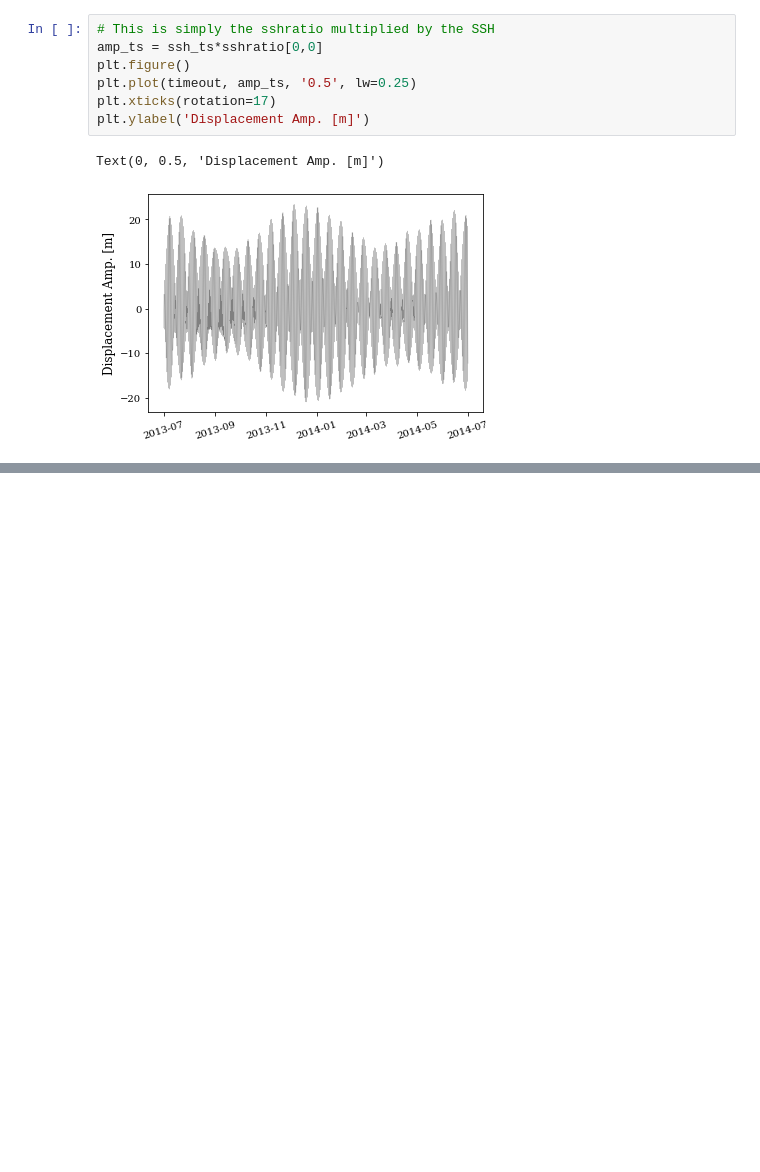
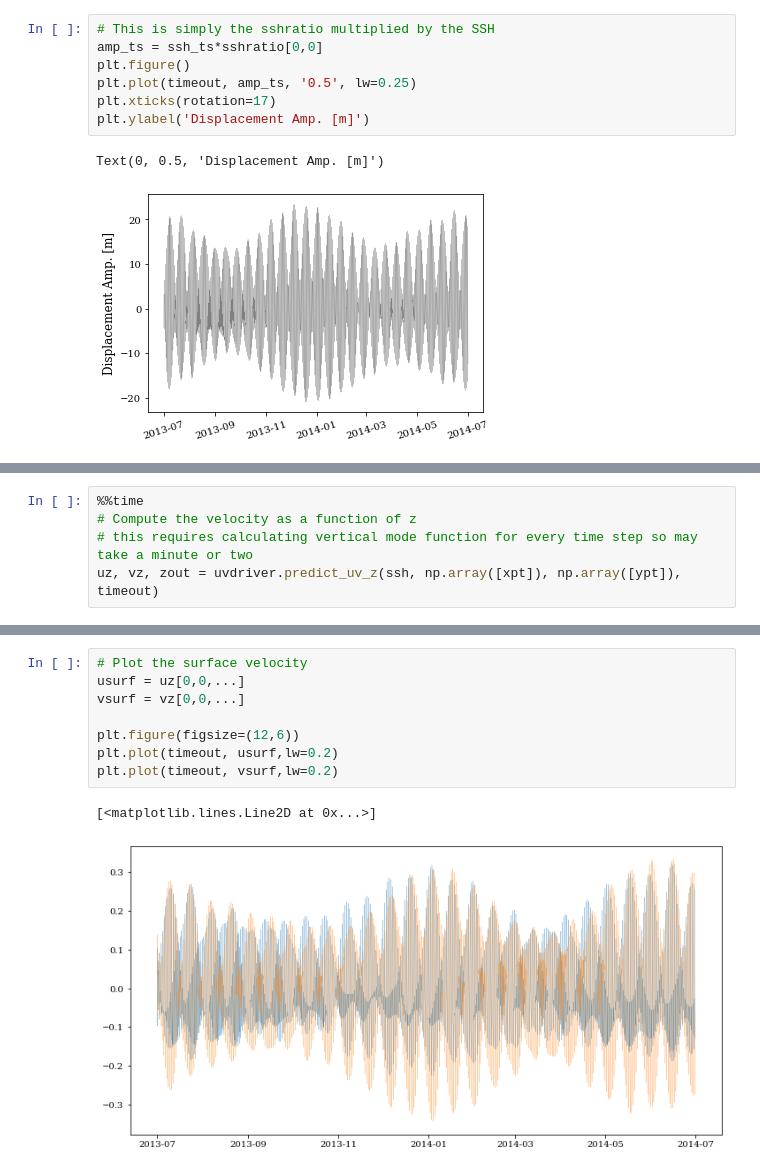
Before and after one commit to mrayson/iwatlas, a Jupyter notebook: sandpit/tutorial_iwatlas_basics.ipynb, the cells around one changed output, grey strips where cells are left out. Saved outputs shown, nothing was run; the diff lists cells and outputs as text; blank space fills up the shorter version.

```diff
--- a/sandpit/tutorial_iwatlas_basics.ipynb
+++ b/sandpit/tutorial_iwatlas_basics.ipynb
@@ -309,0 +323,5 @@ Text(0, 0.5, 'Displacement Amp. [m]')
+# %%
+%%time
+# Compute the velocity as a function of z
+# this requires calculating vertical mode function for every time step so may take a minute or two
+uz, vz, zout = uvdriver.predict_uv_z(ssh, np.array([xpt]), np.array([ypt]), timeout)
@@ -309,0 +331,11 @@ Text(0, 0.5, 'Displacement Amp. [m]')
+# %%
+# Plot the surface velocity
+usurf = uz[0,0,...]
+vsurf = vz[0,0,...]
+
+plt.figure(figsize=(12,6))
+plt.plot(timeout, usurf,lw=0.2)
+plt.plot(timeout, vsurf,lw=0.2)
+# %% [output]
+[<matplotlib.lines.Line2D at 0x...>]
+[figure, added]
```
Also changed, not shown: parts of 10 cells of this notebook, 3 other files.
